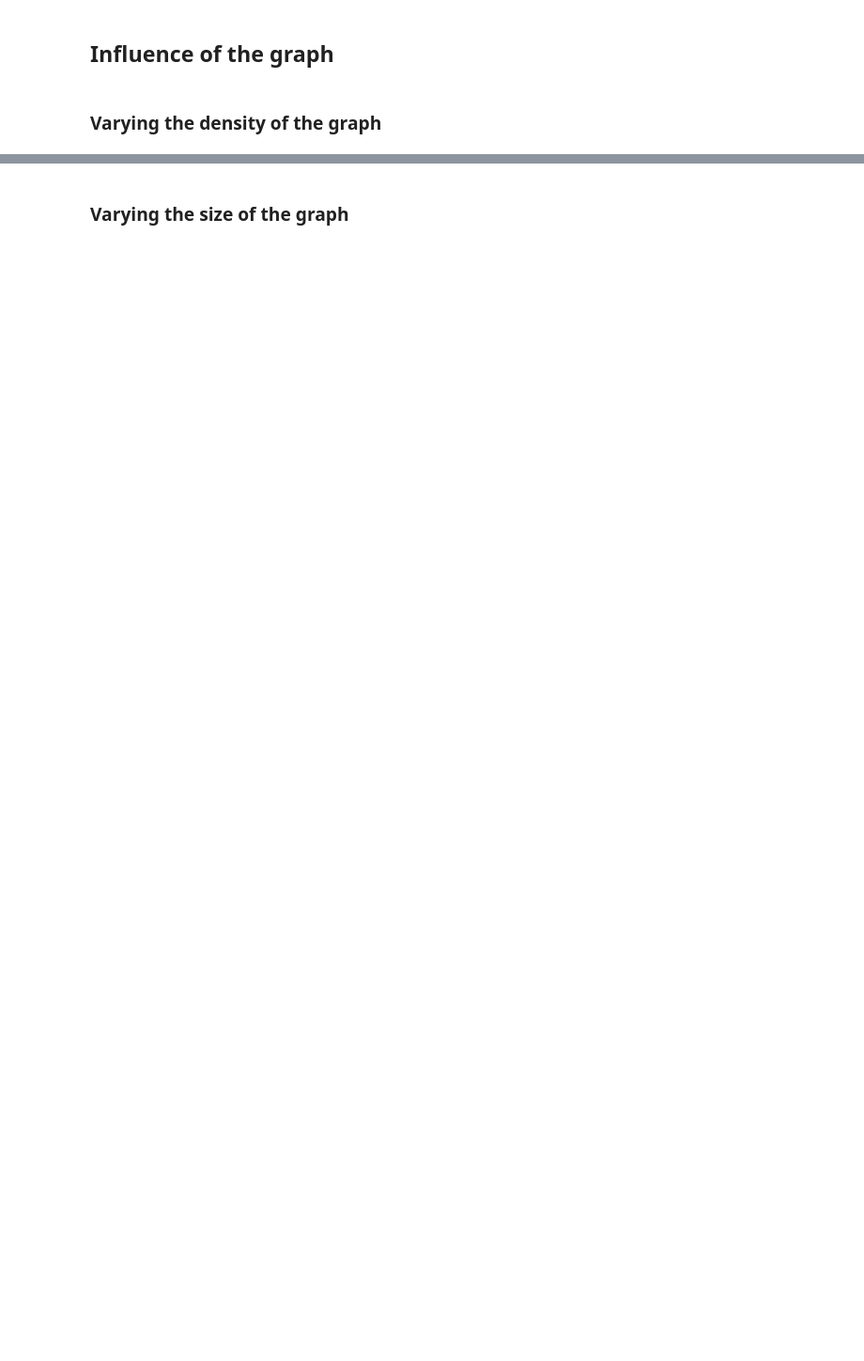
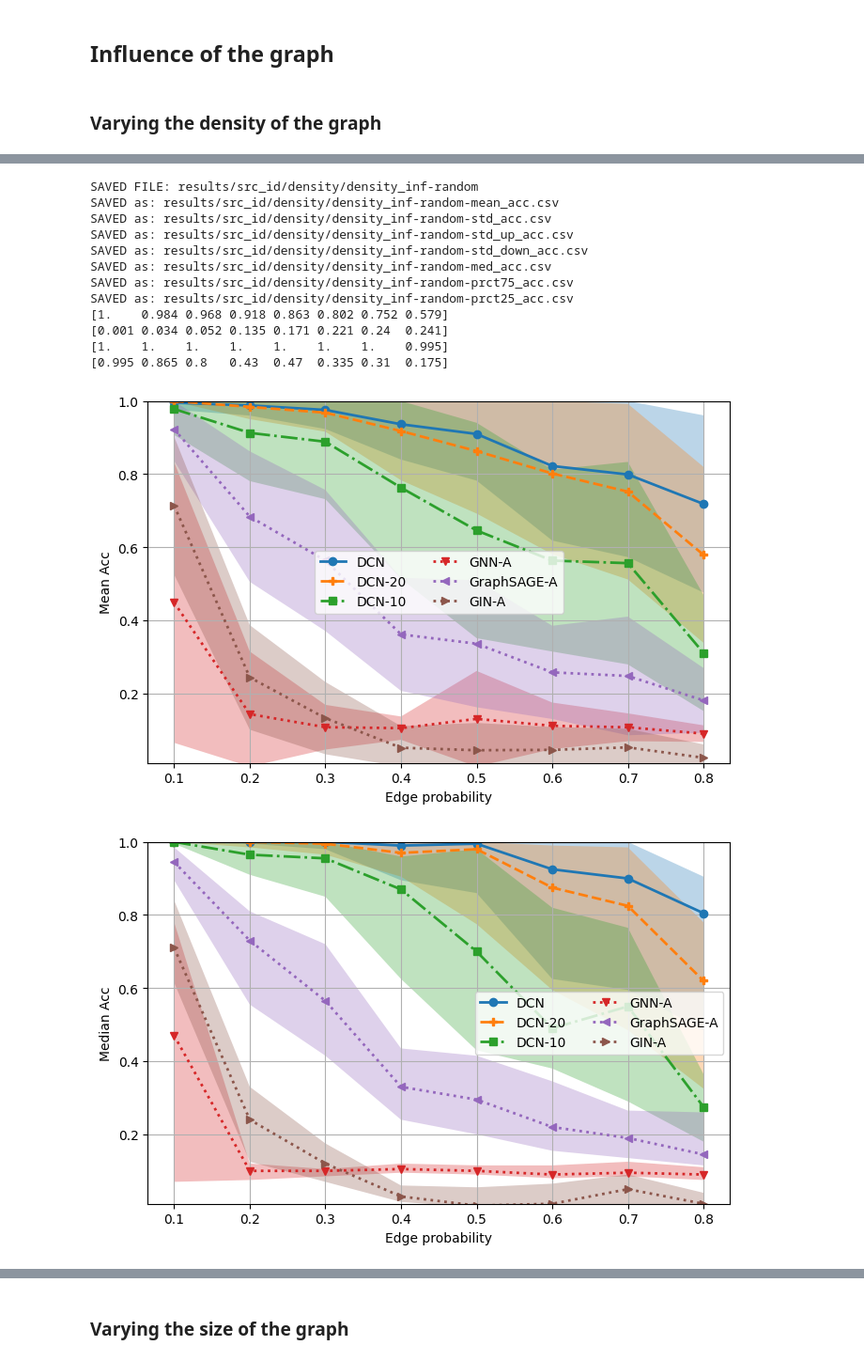
Before and after one commit to reysam93/dag_conv_nn, a Jupyter notebook: source_id.ipynb, the cells around one changed output, grey strips where cells are left out. Shown: that part at 94% size. Cells and saved outputs as stored; diff of their text form; code cells hidden in the pictures; blank space fills up the shorter version.

```diff
--- a/source_id.ipynb
+++ b/source_id.ipynb
@@ -7,17 +7,18 @@ import dgl
 import torch
 from torch import nn
 from torch.nn import functional as F
+import networkx as nx
 
 import src.dag_utils as dagu
 import src.utils as utils
 from src.arch import DAGConv, FB_DAGConv, SF_DAGConv
-from src.models import SrcIdModel
+from src.models import SrcIdModel, LinDAGClassModel
 from src.baselines_archs import MyGCNN, GAT, MLP, GraphSAGE, GIN
 
 # Ser random seed
 SEED = 10
 PATH = 'results/src_id/'
-SAVE = True
+SAVE = False
 np.random.seed(SEED)
 torch.manual_seed(SEED)
 dgl.random.seed(SEED)
@@ -415,13 +436,0 @@ Iteration: 0
-# %%
-if SAVE:
-    file_name = PATH + f'density_inf-{data_p["src_t"]}'
-    np.savez(file_name, acc=acc, times=times, exp=Exps, xvals=P_values)
-    print('SAVED FILE:', file_name)
-
-mean_acc = acc.mean(axis=0)
-med_acc = np.median(acc, axis=0)
-legend = [exp['leg'] for exp in Exps]
-utils.plot_results(mean_acc, P_values, Exps, 'Edge probability', logy=False,
-                   ylabel='Mean Acc')
-utils.plot_results(med_acc, P_values, Exps, 'Edge probabilitys', logy=False,
-                   ylabel='Median Acc')
@@ -431,0 +437,60 @@ SAVED FILE: results/src_id/density_inf-random
+# %%
+mean_acc = acc.mean(axis=0)
+std_acc = acc.std(axis=0)
+med_acc = np.median(acc, axis=0)
+prctile25_acc = np.percentile(acc, 25, axis=0)
+prctile75_acc = np.percentile(acc, 75, axis=0)
+
+if SAVE:
+    # Save numpy data
+    file_name = PATH + f'density/density_inf-{data_p["src_t"]}'
+    np.savez(file_name, acc=acc, times=times, exp=Exps, xvals=P_values)
+    print('SAVED FILE:', file_name)
+
+    # Save csv files for pgfplot
+    file_name_data = f'{file_name}-mean_acc.csv'
+    utils.data_to_csv(file_name_data, Exps, P_values, mean_acc)
+    file_name_data = f'{file_name}-std_acc.csv'
+    utils.data_to_csv(file_name_data, Exps, P_values, std_acc)
+    file_name_data = f'{file_name}-std_up_acc.csv'
+    utils.data_to_csv(file_name_data, Exps, P_values, mean_acc + std_acc)
+    file_name_data = f'{file_name}-std_down_acc.csv'
+    utils.data_to_csv(file_name_data, Exps, P_values, mean_acc - std_acc)
+    file_name_data = f'{file_name}-med_acc.csv'
+    utils.data_to_csv(file_name_data, Exps, P_values, med_acc)
+    file_name_data = f'{file_name}-prct75_acc.csv'
+    utils.data_to_csv(file_name_data, Exps, P_values, prctile75_acc)
+    file_name_data = f'{file_name}-prct25_acc.csv'
+    utils.data_to_csv(file_name_data, Exps, P_values, prctile25_acc)
+
+legend = [exp['leg'] for exp in Exps]
+
+# Plot mean + std
+i = 2
+print(np.round(mean_acc[:,i], 3))
+print(np.round(std_acc[:,i], 3))
+print(np.round(np.max(acc, axis=0)[:,i], 3))
+print(np.round(np.min(acc, axis=0)[:,i], 3))
+
+skip = [1, 3, 5, 7, 10]
+utils.plot_results(mean_acc, P_values, Exps, 'Edge probability', logy=False, skip_idx=skip,
+                   ylabel='Mean Acc', n_cols=2, std=std_acc)
+
+skip = [1, 3, 5, 7, 10]
+utils.plot_results(med_acc, P_values, Exps, 'Edge probability', logy=False, skip_idx=skip, n_cols=2,
+                   ylabel='Median Acc', prctile_up=prctile75_acc, prctile_low=prctile25_acc)
+# %% [output]
+SAVED FILE: results/src_id/density/density_inf-random
+SAVED as: results/src_id/density/density_inf-random-mean_acc.csv
+SAVED as: results/src_id/density/density_inf-random-std_acc.csv
+SAVED as: results/src_id/density/density_inf-random-std_up_acc.csv
+SAVED as: results/src_id/density/density_inf-random-std_down_acc.csv
+SAVED as: results/src_id/density/density_inf-random-med_acc.csv
+SAVED as: results/src_id/density/density_inf-random-prct75_acc.csv
+SAVED as: results/src_id/density/density_inf-random-prct25_acc.csv
+[1.    0.984 0.968 0.918 0.863 0.802 0.752 0.579]
+[0.001 0.034 0.052 0.135 0.171 0.221 0.24  0.241]
+[1.    1.    1.    1.    1.    1.    1.    0.995]
+[0.995 0.865 0.8   0.43  0.47  0.335 0.31  0.175]
+[figure, added]
+[figure, added]
```
Also changed, not shown: parts of 15 cells of this notebook, 3 other files.
